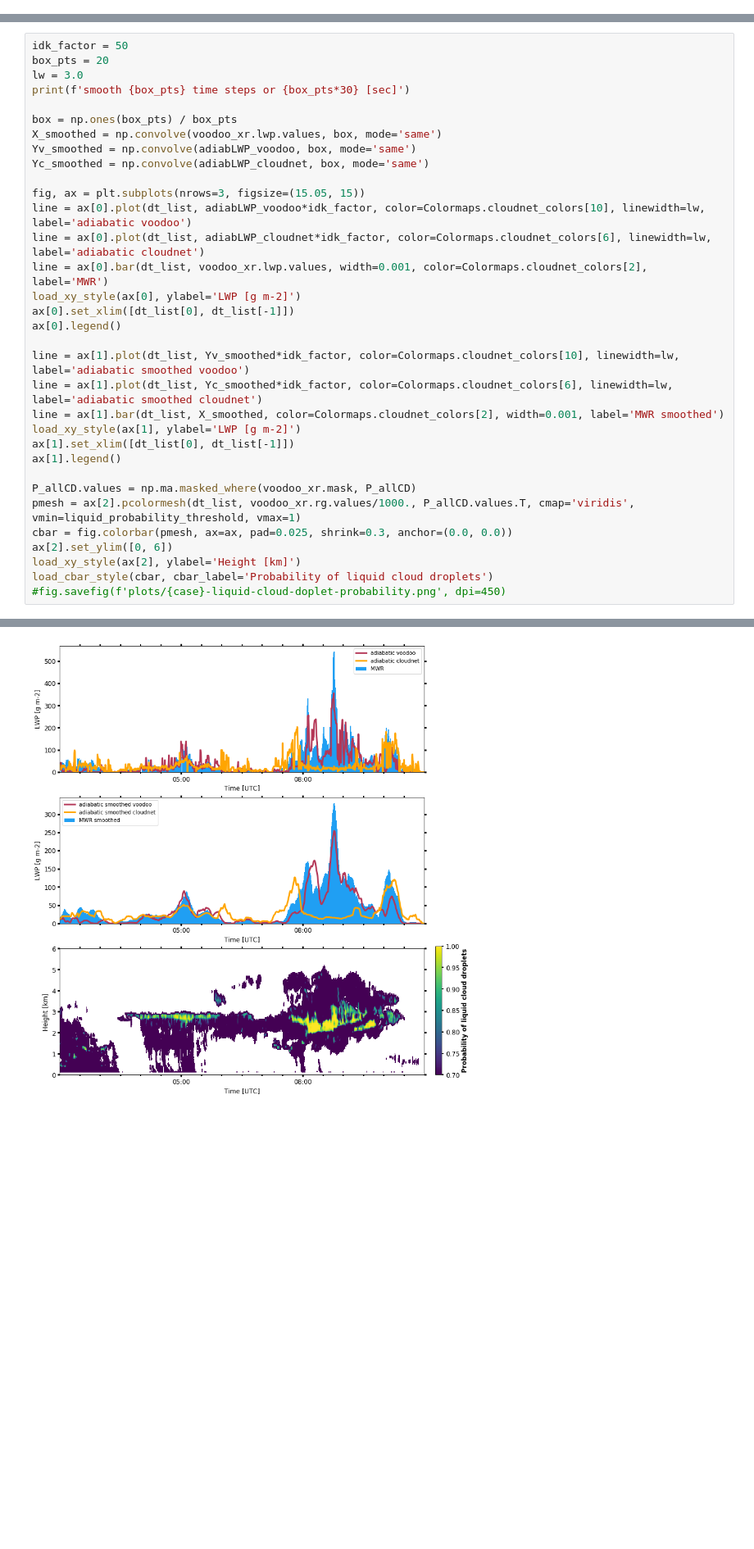
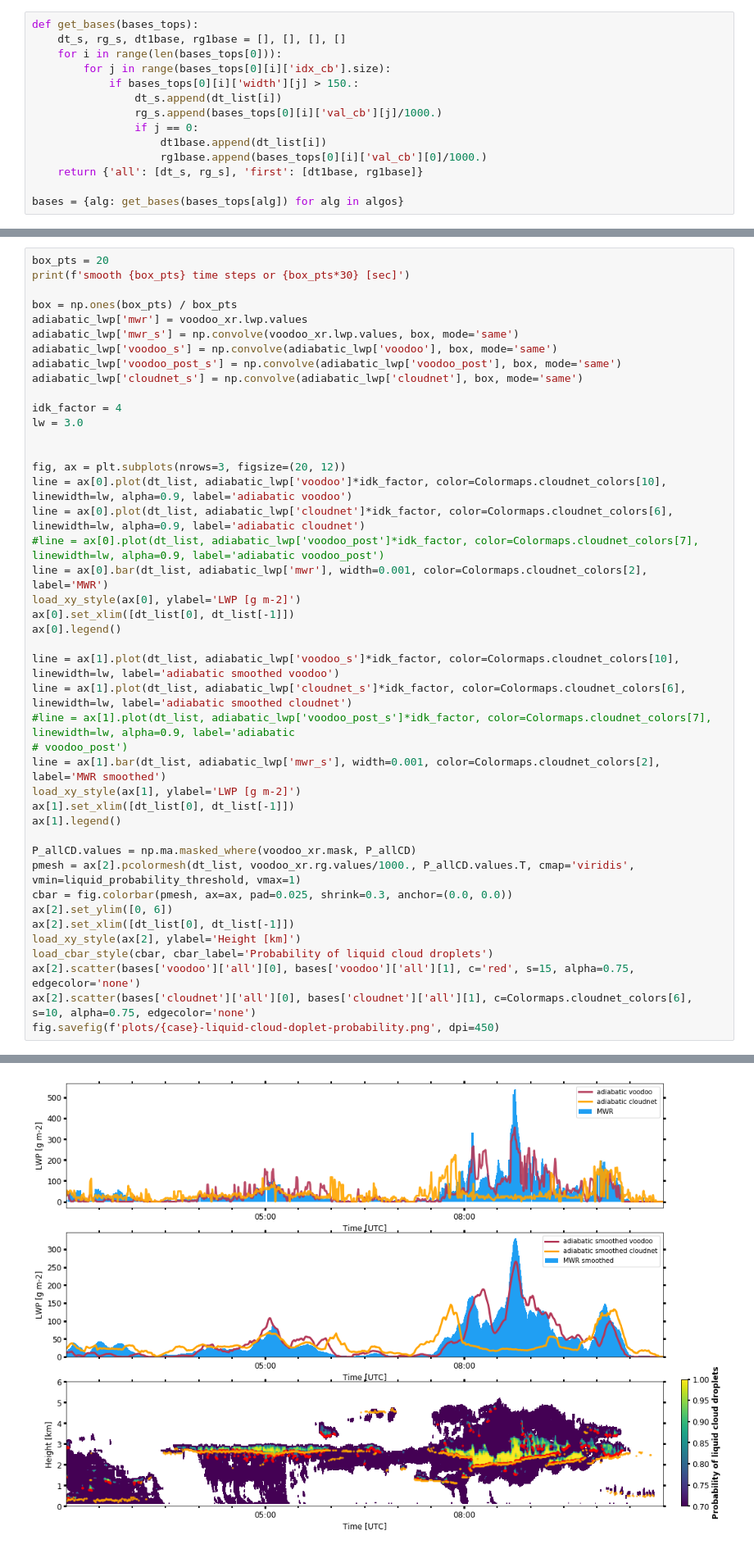
Before and after one commit to KarlJohnsonnn/voodoo_quicklooks, a Jupyter notebook: voodoo_lwp_correlation.ipynb, the cells around one changed output, grey strips where cells are left out. Shown at 82% size. Drawn from its saved outputs; the diff is of its cells as text; blank space fills up the shorter version.

```diff
--- a/voodoo_lwp_correlation.ipynb
+++ b/voodoo_lwp_correlation.ipynb
@@ -101,27 +125,48 @@ adiabLWP_cloudnet = calc_adLWP(liquid_mask_cloudnet, voodoo_xr.temperature.value
+# %%
+def get_bases(bases_tops):
+    dt_s, rg_s, dt1base, rg1base = [], [], [], []
+    for i in range(len(bases_tops[0])):
+        for j in range(bases_tops[0][i]['idx_cb'].size):
+            if bases_tops[0][i]['width'][j] > 150.:
+                dt_s.append(dt_list[i])
+                rg_s.append(bases_tops[0][i]['val_cb'][j]/1000.)
+                if j == 0:
+                    dt1base.append(dt_list[i])
+                    rg1base.append(bases_tops[0][i]['val_cb'][0]/1000.)
+    return {'all': [dt_s, rg_s], 'first': [dt1base, rg1base]}
+
+bases = {alg: get_bases(bases_tops[alg]) for alg in algos}
 # %% [markdown]
 # plot adiabatic lwp / MWR lwp and probability for cloud droplets
 # %%
-idk_factor = 50
 box_pts = 20
-lw = 3.0
 print(f'smooth {box_pts} time steps or {box_pts*30} [sec]')
 
 box = np.ones(box_pts) / box_pts
-X_smoothed = np.convolve(voodoo_xr.lwp.values, box, mode='same')
-Yv_smoothed = np.convolve(adiabLWP_voodoo, box, mode='same')
-Yc_smoothed = np.convolve(adiabLWP_cloudnet, box, mode='same')
+adiabatic_lwp['mwr'] = voodoo_xr.lwp.values
+adiabatic_lwp['mwr_s'] = np.convolve(voodoo_xr.lwp.values, box, mode='same')
+adiabatic_lwp['voodoo_s'] = np.convolve(adiabatic_lwp['voodoo'], box, mode='same')
+adiabatic_lwp['voodoo_post_s'] = np.convolve(adiabatic_lwp['voodoo_post'], box, mode='same')
+adiabatic_lwp['cloudnet_s'] = np.convolve(adiabatic_lwp['cloudnet'], box, mode='same')
 
-fig, ax = plt.subplots(nrows=3, figsize=(15.05, 15))
-line = ax[0].plot(dt_list, adiabLWP_voodoo*idk_factor, color=Colormaps.cloudnet_colors[10], linewidth=lw, label='adiabatic voodoo')
-line = ax[0].plot(dt_list, adiabLWP_cloudnet*idk_factor, color=Colormaps.cloudnet_colors[6], linewidth=lw, label='adiabatic cloudnet')
-line = ax[0].bar(dt_list, voodoo_xr.lwp.values, width=0.001, color=Colormaps.cloudnet_colors[2], label='MWR')
+idk_factor = 4
+lw = 3.0
+
+
+fig, ax = plt.subplots(nrows=3, figsize=(20, 12))
+line = ax[0].plot(dt_list, adiabatic_lwp['voodoo']*idk_factor, color=Colormaps.cloudnet_colors[10], linewidth=lw, alpha=0.9, label='adiabatic voodoo')
+line = ax[0].plot(dt_list, adiabatic_lwp['cloudnet']*idk_factor, color=Colormaps.cloudnet_colors[6], linewidth=lw, alpha=0.9, label='adiabatic cloudnet')
+#line = ax[0].plot(dt_list, adiabatic_lwp['voodoo_post']*idk_factor, color=Colormaps.cloudnet_colors[7], linewidth=lw, alpha=0.9, label='adiabatic voodoo_post')
+line = ax[0].bar(dt_list, adiabatic_lwp['mwr'], width=0.001, color=Colormaps.cloudnet_colors[2], label='MWR')
 load_xy_style(ax[0], ylabel='LWP [g m-2]')
 ax[0].set_xlim([dt_list[0], dt_list[-1]])
 ax[0].legend()
 
-line = ax[1].plot(dt_list, Yv_smoothed*idk_factor, color=Colormaps.cloudnet_colors[10], linewidth=lw, label='adiabatic smoothed voodoo')
-line = ax[1].plot(dt_list, Yc_smoothed*idk_factor, color=Colormaps.cloudnet_colors[6], linewidth=lw, label='adiabatic smoothed cloudnet')
-line = ax[1].bar(dt_list, X_smoothed, color=Colormaps.cloudnet_colors[2], width=0.001, label='MWR smoothed')
+line = ax[1].plot(dt_list, adiabatic_lwp['voodoo_s']*idk_factor, color=Colormaps.cloudnet_colors[10], linewidth=lw, label='adiabatic smoothed voodoo')
+line = ax[1].plot(dt_list, adiabatic_lwp['cloudnet_s']*idk_factor, color=Colormaps.cloudnet_colors[6], linewidth=lw, label='adiabatic smoothed cloudnet')
+#line = ax[1].plot(dt_list, adiabatic_lwp['voodoo_post_s']*idk_factor, color=Colormaps.cloudnet_colors[7], linewidth=lw, alpha=0.9, label='adiabatic
+# voodoo_post')
+line = ax[1].bar(dt_list, adiabatic_lwp['mwr_s'], width=0.001, color=Colormaps.cloudnet_colors[2], label='MWR smoothed')
 load_xy_style(ax[1], ylabel='LWP [g m-2]')
 ax[1].set_xlim([dt_list[0], dt_list[-1]])
 ax[1].legend()
@@ -130,8 +175,11 @@ P_allCD.values = np.ma.masked_where(voodoo_xr.mask, P_allCD)
 pmesh = ax[2].pcolormesh(dt_list, voodoo_xr.rg.values/1000., P_allCD.values.T, cmap='viridis', vmin=liquid_probability_threshold, vmax=1)
 cbar = fig.colorbar(pmesh, ax=ax, pad=0.025, shrink=0.3, anchor=(0.0, 0.0))
 ax[2].set_ylim([0, 6])
+ax[2].set_xlim([dt_list[0], dt_list[-1]])
 load_xy_style(ax[2], ylabel='Height [km]')
 load_cbar_style(cbar, cbar_label='Probability of liquid cloud droplets')
-#fig.savefig(f'plots/{case}-liquid-cloud-doplet-probability.png', dpi=450)
+ax[2].scatter(bases['voodoo']['all'][0], bases['voodoo']['all'][1], c='red', s=15, alpha=0.75, edgecolor='none')
+ax[2].scatter(bases['cloudnet']['all'][0], bases['cloudnet']['all'][1], c=Colormaps.cloudnet_colors[6], s=10, alpha=0.75, edgecolor='none')
+fig.savefig(f'plots/{case}-liquid-cloud-doplet-probability.png', dpi=450)
 # %% [output]
 smooth 20 time steps or 600 [sec]
@@ -138 +187 @@ smooth 20 time steps or 600 [sec]
-[figure, old version]
+[figure, new version]
```
Also changed, not shown: parts of 11 cells of this notebook, 6 other files.
